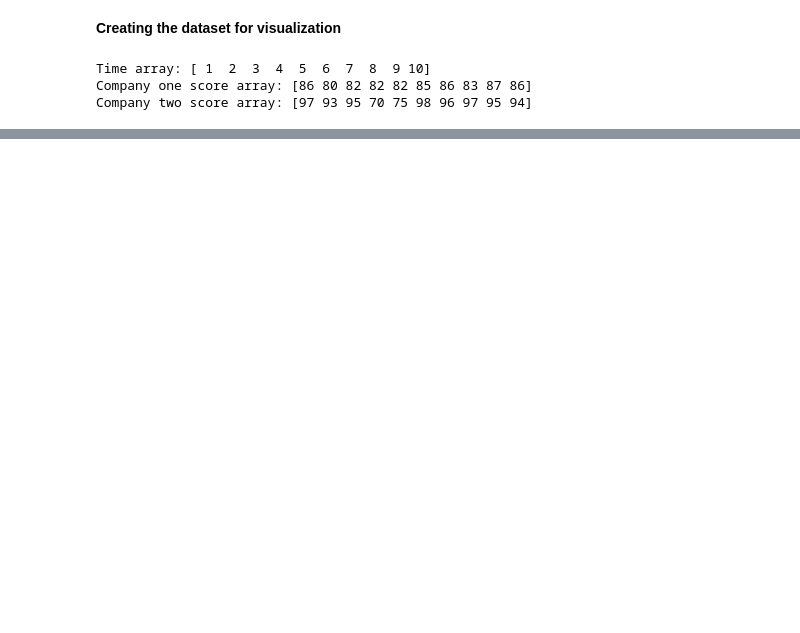
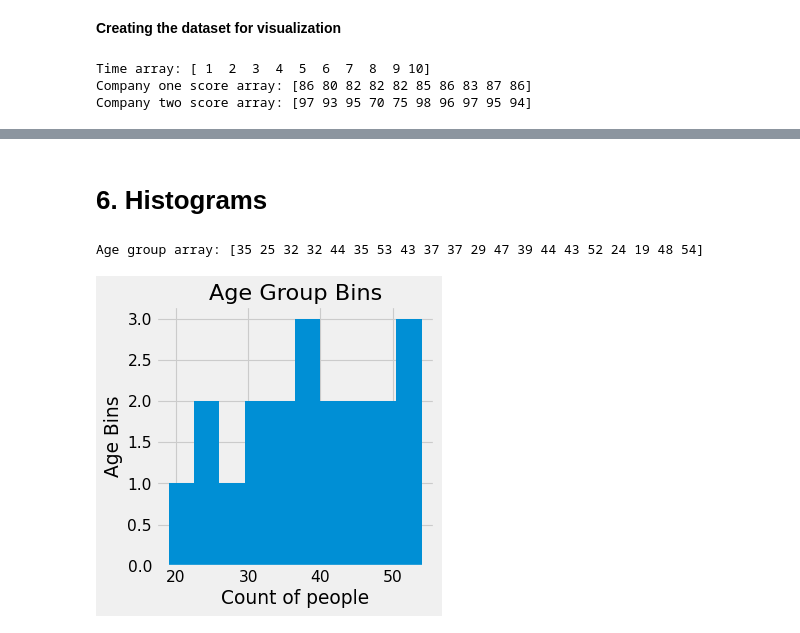
Before and after one commit to ROHIT318/python-practice, a Jupyter notebook: learn_matplotlib.ipynb, the cells around one changed output, grey strips where cells are left out. Saved outputs shown, nothing was run; the diff lists cells and outputs as text; code cells hidden in the pictures; blank space fills up the shorter version.

```diff
--- a/learn_matplotlib.ipynb
+++ b/learn_matplotlib.ipynb
@@ -119,0 +133,16 @@ plt.show()
+# %% [markdown]
+# 6. Histograms
+# %%
+age_arr = np.random.randint(18,55,size=(20))
+print(f'Age group array: {age_arr}')
+
+figure(figsize=(4,4), dpi=80)
+plt.hist(age_arr)
+
+plt.ylabel('Count of people')
+plt.xlabel('Age Bins')
+plt.title('Age Group Bins')
+plt.show()
+# %% [output]
+Age group array: [35 25 32 32 44 35 53 43 37 37 29 47 39 44 43 52 24 19 48 54]
+[figure, added]
```
Also changed, not shown: parts of 6 cells of this notebook.
